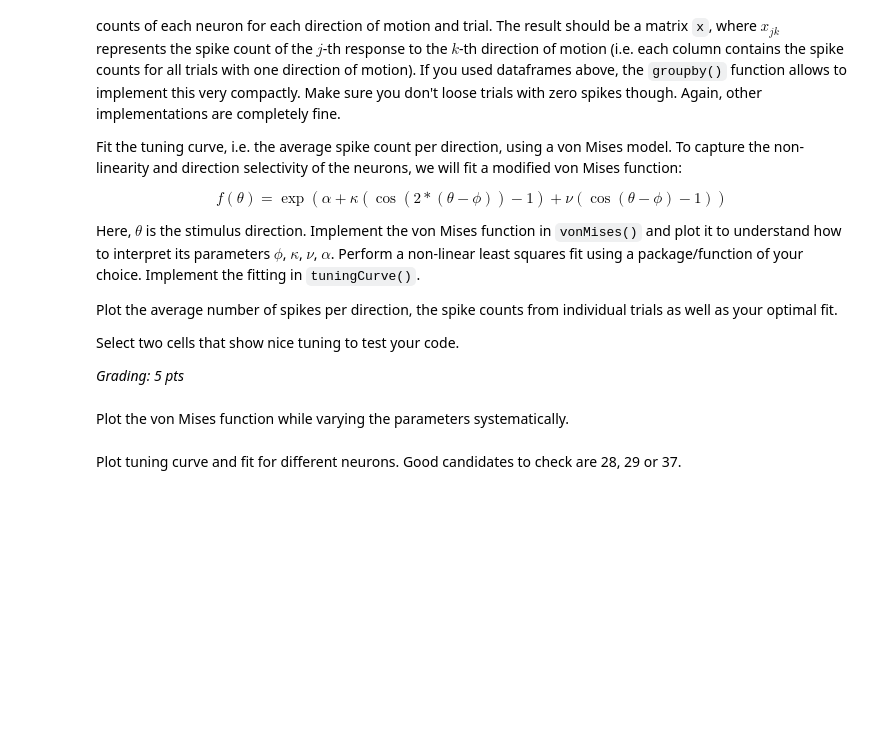
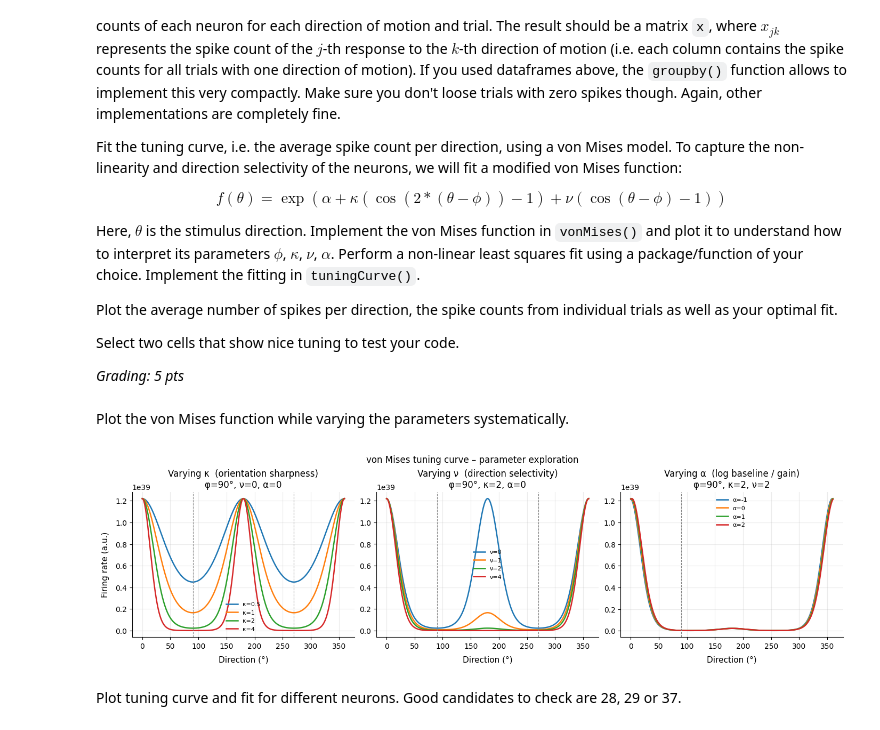
Before and after one commit to F-vdHaar/neural_data_science, a Jupyter notebook: notebooks/CodingLab4.ipynb, the cells around one changed output. Cells and saved outputs as stored; diff of their text form; code cells hidden in the pictures; blank space fills up the shorter version.

```diff
--- a/notebooks/CodingLab4.ipynb
+++ b/notebooks/CodingLab4.ipynb
@@ -445,6 +445,15 @@ def vonMises(θ: np.ndarray, α: float, κ: float, ν: float, ϕ: float) -> np.n
     # Implement the Mises model (0.5 pts)
     # -----------------------------------
 
-    pass
+    # convert degrees to radians for trig functions
+    theta_rad = np.deg2rad(θ)
+    phi_rad = np.deg2rad(φ)
+
+    f = np.exp(
+        α
+        + κ * (np.cos(2 * (theta_rad - phi_rad)) - 1)
+        + ν * (np.cos((theta_rad - phi_rad)) - 1)
+    )
+    return f
 # %% [markdown]
 Plot the von Mises function while varying the parameters systematically.
@@ -455,3 +460,49 @@ Plot the von Mises function while varying the parameters systematically.
+# %%
+# ------------------------------------------------------------------------------
+# plot von Mises curves with varying parameters and explain what they do (2 pts)
+# ------------------------------------------------------------------------------
+
+theta = np.linspace(0, 360, 500)
+
+fig, axs = plt.subplots(1, 3, figsize=(14, 4), layout="constrained")
+
+# orientation sharpness
+# phi=90, nu=0 (no direction), alpha=0 --> pure orientation tuning
+ax = axs[0]
+for kappa in [0.5, 1, 2, 4]:
+    # FIX: just ignore the greek letters, and keep positonal
+    ax.plot(theta, vonMises(theta, 90, kappa, 0, 0), label=f"κ={kappa}")
+ax.set_title("Varying κ  (orientation sharpness)\nφ=90°, ν=0, α=0")
+ax.set_xlabel("Direction (°)")
+ax.set_ylabel("Firing rate (a.u.)")
+ax.legend(fontsize=8)
+ax.axvline(90, color="gray", linestyle="--", linewidth=0.8)
+ax.axvline(270, color="gray", linestyle="--", linewidth=0.8)
+
+# direction selectivity
+# kappa
+ax = axs[1]
+for nu in [0, 1, 2, 4]:
+    ax.plot(theta, vonMises(theta, 90, 2, nu, 0), label=f"ν={nu}")
+ax.set_title("Varying ν  (direction selectivity)\nφ=90°, κ=2, α=0")
+ax.set_xlabel("Direction (°)")
+ax.legend(fontsize=8)
+ax.axvline(90, color="gray", linestyle="--", linewidth=0.8)
+ax.axvline(270, color="gray", linestyle="--", linewidth=0.8)
+
+# alpha baseline
+ax = axs[2]
+for alpha in [-1, 0, 1, 2]:
+    ax.plot(theta, vonMises(theta, 90, 2, 2, alpha), label=f"α={alpha}")
+ax.set_title("Varying α  (log baseline / gain)\nφ=90°, κ=2, ν=2")
+ax.set_xlabel("Direction (°)")
+ax.legend(fontsize=8)
+ax.axvline(90, color="gray", linestyle="--", linewidth=0.8)
+
+fig.suptitle("von Mises tuning curve – parameter exploration", fontsize=12)
+plt.show()
+# %% [output]
+[figure, added]
 # %%
 def tuningCurve(counts: np.ndarray, dirs: np.ndarray, show: bool = True) -> np.ndarray:
     """Fit a von Mises tuning curve to the spike counts in count with direction dir using a least-squares fit.
```
Also changed, not shown: parts of 6 cells of this notebook.
